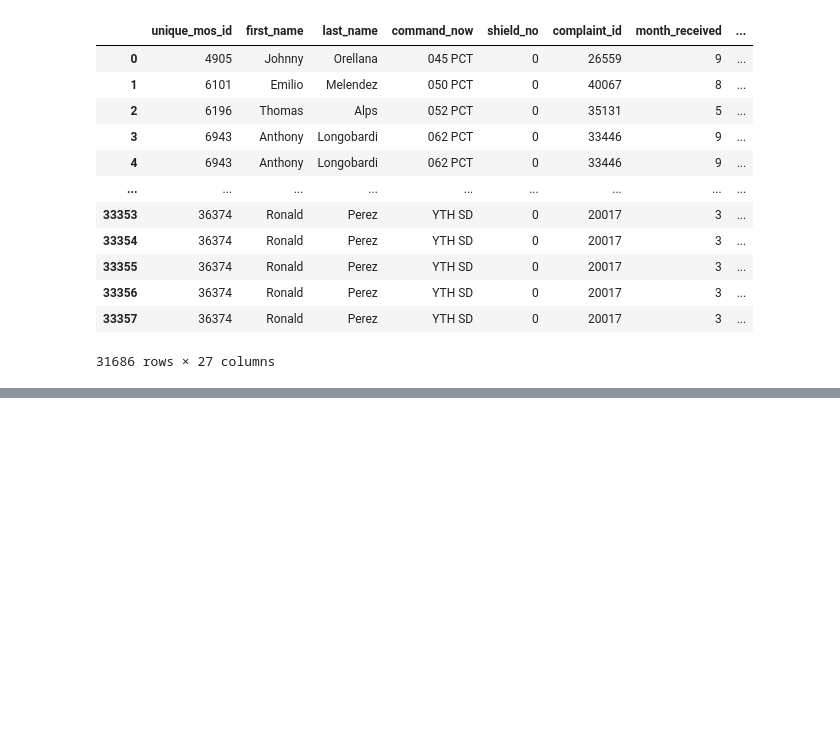
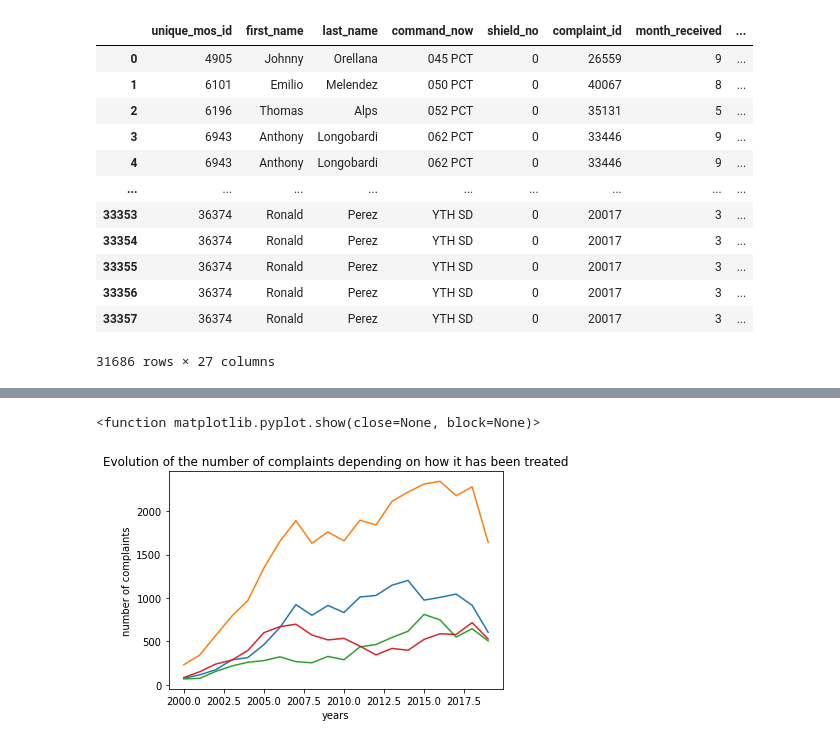
Before and after one commit to ndrettakis/Police-Misconduct-Stat-app, a Jupyter notebook: Stats desc.ipynb, the cells around one changed output, grey strips where cells are left out. Cells and saved outputs as stored; diff of their text form; code cells hidden in the pictures; blank space fills up the shorter version.

```diff
--- a/Stats desc.ipynb
+++ b/Stats desc.ipynb
@@ -210,0 +195,17 @@ h
+# %%
+x = list
+z = list1
+v = list2
+w = list3
+y = [2000+i for i in range(20)]
+plt.plot(y,x)
+plt.plot(y,z)
+plt.plot(y,v)
+plt.plot(y,w)
+plt.title("Evolution of the number of complaints depending on how it has been treated")
+plt.xlabel("years")
+plt.ylabel("number of complaints")
+plt.show
+# %% [output]
+<function matplotlib.pyplot.show(close=None, block=None)>
+[figure, added]
```
Also changed, not shown: parts of 11 cells of this notebook, 1 other file.
